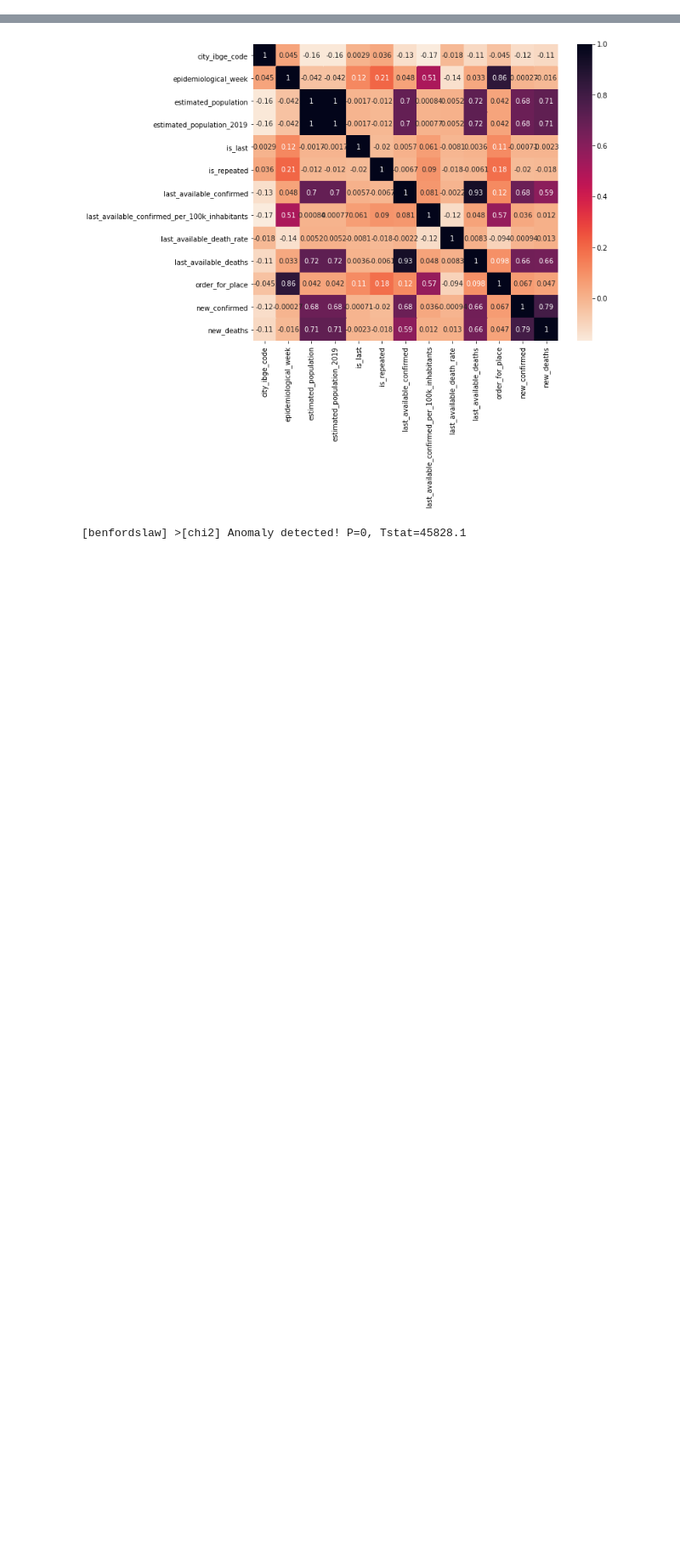
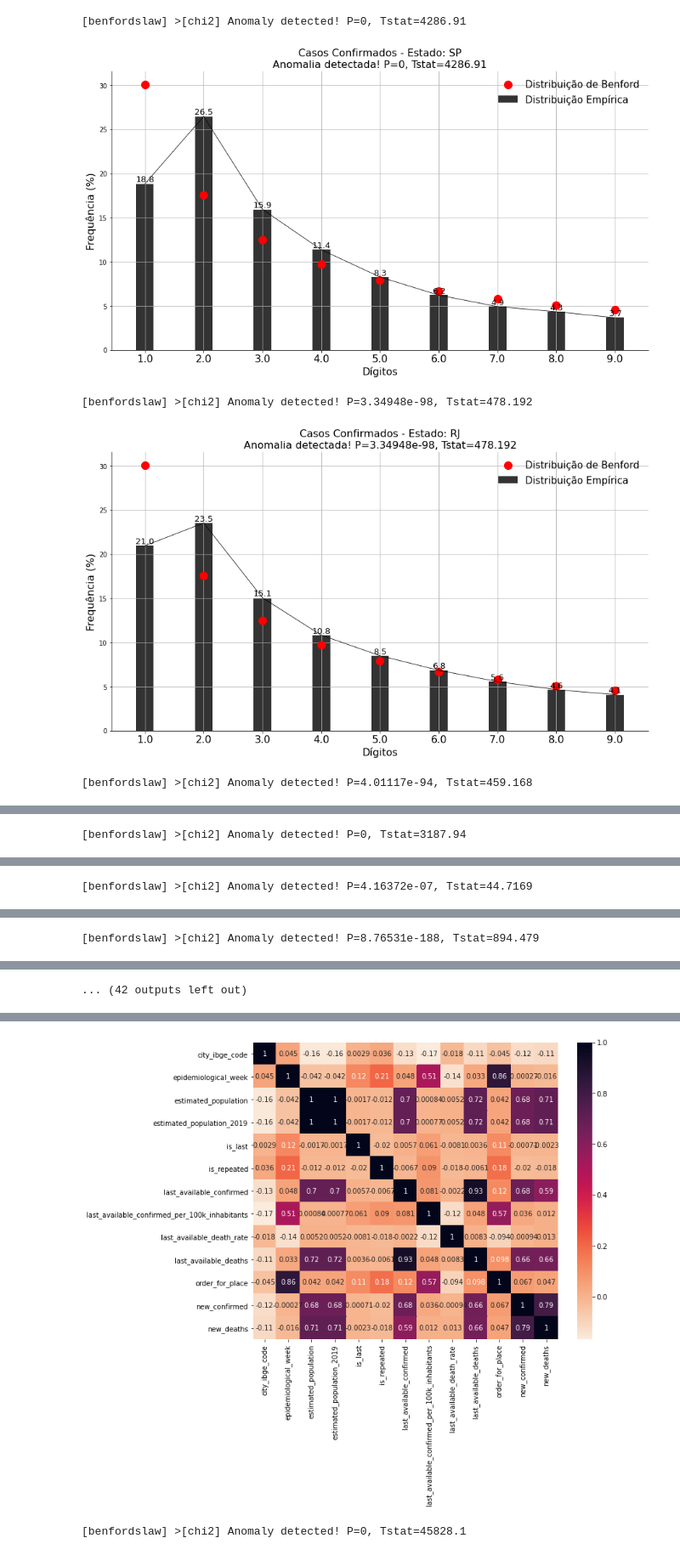
Before and after one commit to euclidesfreire/mortytest, a Jupyter notebook: test.ipynb, the cells around one changed output, grey strips where cells are left out. Shown at 85% size. Drawn from its saved outputs; the diff is of its cells as text; code cells hidden in the pictures; blank space fills up the shorter version.

Commit message:
Analise Estados. function  all_estados_br

```diff
--- a/test.ipynb
+++ b/test.ipynb
@@ -13,3 +13,11 @@ bl = benfordslaw(alpha=0.5)
 # %%
 #dataset
 df = pd.read_csv('datasets/brasil.io/caso_full.csv', sep=',')
+# %%
+morty.all_estados_br(df, bl, 'new_confirmed', 'resultados/plots/brasil.io/estados/confirmados/', 'Casos Confirmados')
+# %% [output]
+[benfordslaw] >[chi2] Anomaly detected! P=0, Tstat=4286.91
+[figure, added]
+[benfordslaw] >[chi2] Anomaly detected! P=3.34948e-98, Tstat=478.192
+[figure, added]
+[benfordslaw] >[chi2] Anomaly detected! P=4.01117e-94, Tstat=459.168
@@ -15,0 +25 @@ df = pd.read_csv('datasets/brasil.io/caso_full.csv', sep=',')
+[benfordslaw] >[chi2] Anomaly detected! P=0, Tstat=3187.94
@@ -15,0 +27 @@ df = pd.read_csv('datasets/brasil.io/caso_full.csv', sep=',')
+[benfordslaw] >[chi2] Anomaly detected! P=4.16372e-07, Tstat=44.7169
@@ -15,0 +29 @@ df = pd.read_csv('datasets/brasil.io/caso_full.csv', sep=',')
+[benfordslaw] >[chi2] Anomaly detected! P=8.76531e-188, Tstat=894.479
@@ -16,3 +31,4 @@ df = pd.read_csv('datasets/brasil.io/caso_full.csv', sep=',')
+... (42 outputs left out)
 # %%
 #New Deaths / benford
 X = df['new_deaths'].values
```
Also changed, not shown: parts of 2 cells of this notebook, 1 other file.
